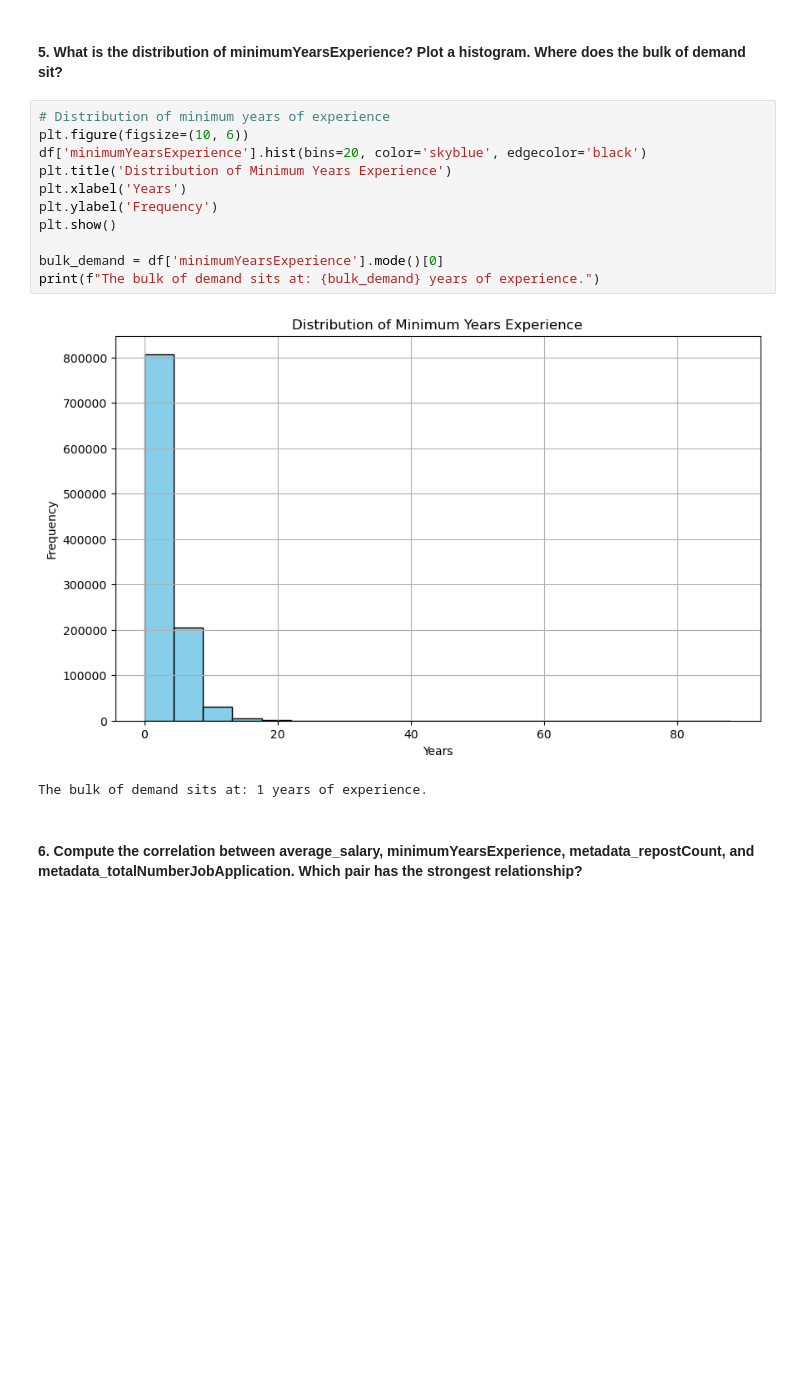
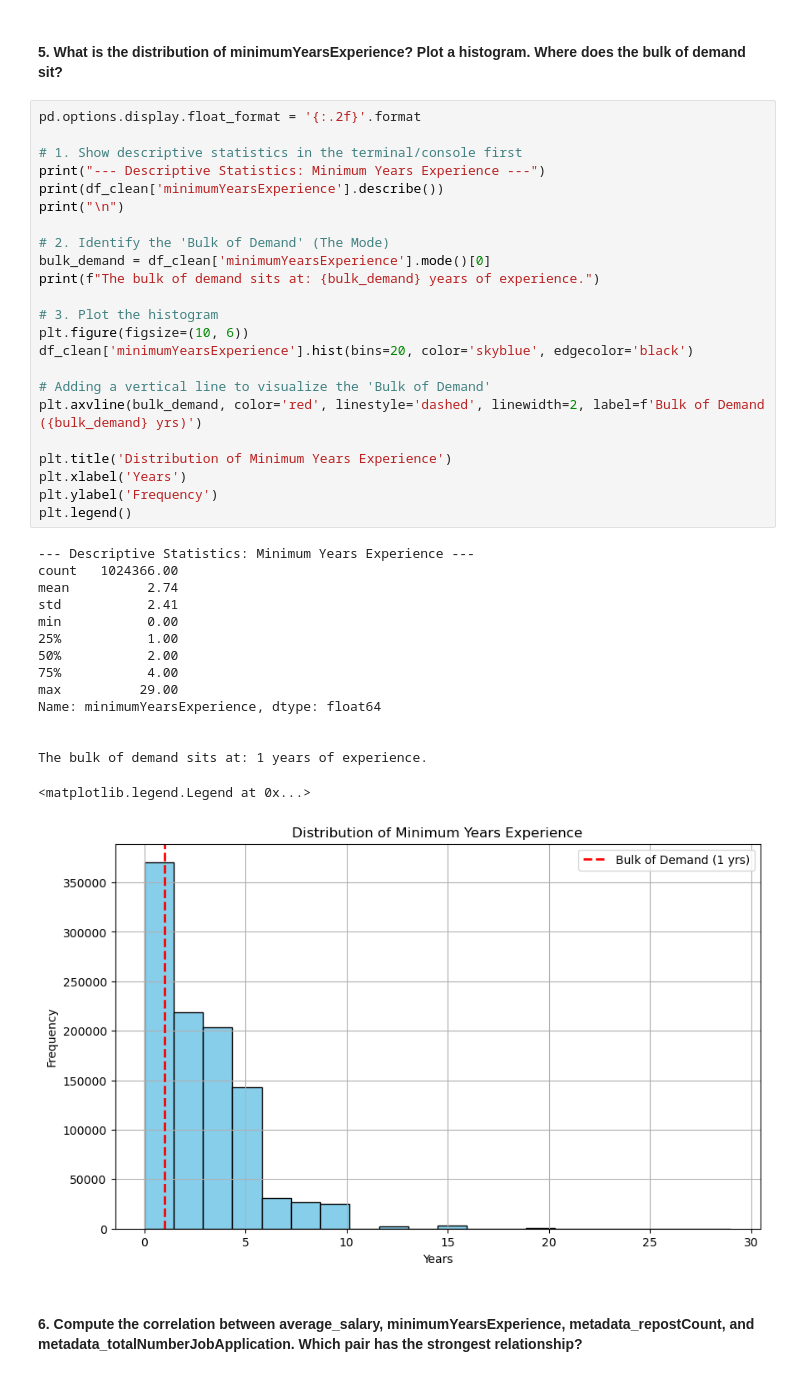
Before and after one commit to zeroonyx/6m-data-1-groupproject, a Jupyter notebook: personaD.ipynb, the cells around one changed output. Drawn from its saved outputs; the diff is of its cells as text; blank space fills up the shorter version.

```diff
--- a/personaD.ipynb
+++ b/personaD.ipynb
@@ -836,18 +852,43 @@ metadata_jobPostId           3988                 0.38
 # %% [markdown]
 #### 5. What is the distribution of minimumYearsExperience? Plot a histogram. Where does the bulk of demand sit?
 # %%
-# Distribution of minimum years of experience
+pd.options.display.float_format = '{:.2f}'.format
+
+# 1. Show descriptive statistics in the terminal/console first
+print("--- Descriptive Statistics: Minimum Years Experience ---")
+print(df_clean['minimumYearsExperience'].describe())
+print("\n")
+
+# 2. Identify the 'Bulk of Demand' (The Mode)
+bulk_demand = df_clean['minimumYearsExperience'].mode()[0]
+print(f"The bulk of demand sits at: {bulk_demand} years of experience.")
+
+# 3. Plot the histogram
 plt.figure(figsize=(10, 6))
-df['minimumYearsExperience'].hist(bins=20, color='skyblue', edgecolor='black')
+df_clean['minimumYearsExperience'].hist(bins=20, color='skyblue', edgecolor='black')
+
+# Adding a vertical line to visualize the 'Bulk of Demand'
+plt.axvline(bulk_demand, color='red', linestyle='dashed', linewidth=2, label=f'Bulk of Demand ({bulk_demand} yrs)')
+
 plt.title('Distribution of Minimum Years Experience')
 plt.xlabel('Years')
 plt.ylabel('Frequency')
-plt.show()
-
-bulk_demand = df['minimumYearsExperience'].mode()[0]
-print(f"The bulk of demand sits at: {bulk_demand} years of experience.")
+plt.legend()
 # %% [output]
+--- Descriptive Statistics: Minimum Years Experience ---
+count   1024366.00
+mean          2.74
+std           2.41
+min           0.00
+25%           1.00
+50%           2.00
+75%           4.00
+max          29.00
+Name: minimumYearsExperience, dtype: float64
+
+
+The bulk of demand sits at: 1 years of experience.
+<matplotlib.legend.Legend at 0x...>
-[figure, old version]
+[figure, new version]
-The bulk of demand sits at: 1 years of experience.
 # %% [markdown]
 #### 6. Compute the correlation between average_salary, minimumYearsExperience, metadata_repostCount, and metadata_totalNumberJobApplication. Which pair has the strongest relationship?
```
Also changed, not shown: parts of 15 cells of this notebook.
